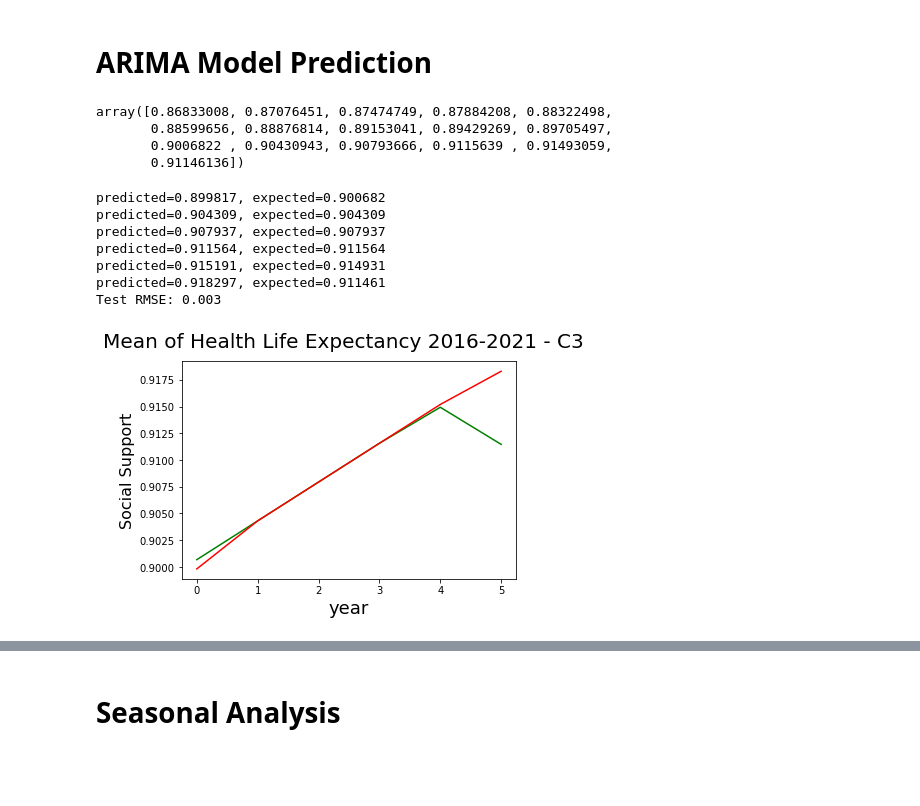
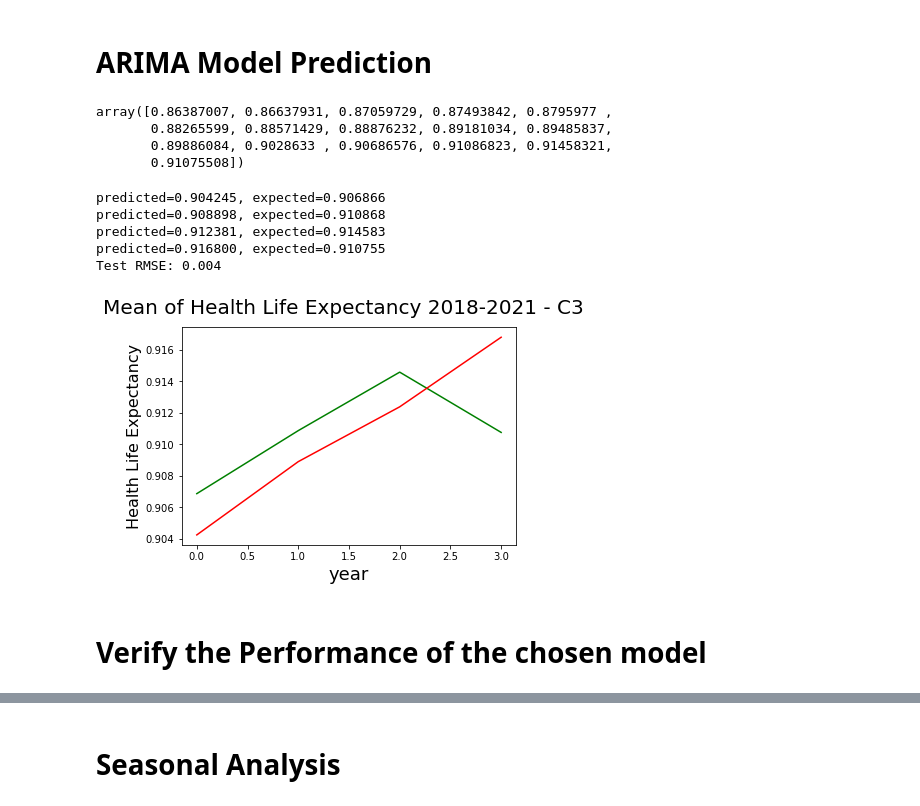
Before and after one commit to winggo12/DataAnalysis-WorldHappinessIndex, a Jupyter notebook: TimeSeriesAnalysis/ARIMA-HealthLifeExpectancy.ipynb, the cells around one changed output, grey strips where cells are left out. Saved outputs shown, nothing was run; the diff lists cells and outputs as text; code cells hidden in the pictures; blank space fills up the shorter version.

```diff
--- a/TimeSeriesAnalysis/ARIMA-HealthLifeExpectancy.ipynb
+++ b/TimeSeriesAnalysis/ARIMA-HealthLifeExpectancy.ipynb
@@ -19,7 +19,7 @@ from matplotlib.font_manager import FontProperties
 # %% [markdown]
 # 1. Analyze the Overall Condition of Health Life Expectancy
 # %%
-df_h_health = pd.read_csv('../dataset/correlation_clustered_data/H Vs GDP.csv')
+df_h_health = pd.read_csv('../dataset/correlation_clustered_data/HLE_clustered_cleaned_data_WA.csv')
 df_h_health = df_h_health.iloc[2:]
 df_h_health
 # %% [output]
@@ -45,3 +43,17 @@ c1_list = c1_health_countries.values.tolist()
 print(c3_list)
 # %% [output]
 ['Australia', 'Austria', 'Belgium', 'Canada', 'Cyprus', 'Denmark', 'Finland', 'France', 'Germany', 'Greece', 'Hong Kong S.A.R. of China', 'Iceland', 'Ireland', 'Israel', 'Italy', 'Japan', 'Luxembourg' ...
+# %%
+invalid = ['Somalia', 'Maldives', 'Central African Republic', 'Gambia',
+                     'Lesotho', 'North Cyprus', 'Syria', 'Comoros', 'Belize'
+                     , 'Cuba', 'Oman', 'Suriname', 'Djibouti',
+                     'Somaliland region', 'Kosovo', 'Palestinian Territories',
+                     'Burundi', 'Qatar', 'South Sudan', 'Swaziland', 'Bhutan',
+                     'Taiwan Province of China', 'Hong Kong S.A.R. of China',
+                     'Angola', 'Namibia', 'Libya', 'Trinidad and Tobago',
+                     'Sudan', 'Jamaica', 'Guyana']
+
+for country in c3_list:
+    if country in invalid:
+        c3_list.remove(country)
+        print("Removed ", country)
@@ -137,45 +161,45 @@ plt.show()
 X = np.asarray(c3_avg)
 X
 # %% [output]
-array([0.86833008, 0.87076451, 0.87474749, 0.87884208, 0.88322498,
-       0.88599656, 0.88876814, 0.89153041, 0.89429269, 0.89705497,
-       0.9006822 , 0.90430943, 0.90793666, 0.9115639 , 0.91493059,
-       0.91146136])
+array([0.86387007, 0.86637931, 0.87059729, 0.87493842, 0.8795977 ,
+       0.88265599, 0.88571429, 0.88876232, 0.89181034, 0.89485837,
+       0.89886084, 0.9028633 , 0.90686576, 0.91086823, 0.91458321,
+       0.91075508])
 # %%
 from sklearn.metrics import mean_squared_error
 from math import sqrt
 # split into train and test sets
-size = int(len(X) * 0.66)
+size = int(len(X) * 0.75)
 train, test = X[0:size], X[size:len(X)]
 history = [x for x in train]
 predictions = list()
 # walk-forward validation
 for t in range(len(test)):
-	model = ARIMA(history, order=(1,2,1))
+	model = ARIMA(history, order=(0,1,1))
 	model_fit = model.fit()
 	output = model_fit.forecast()
 	yhat = output[0]
 	predictions.append(yhat)
 	obs = test[t]
 	history.append(obs)
 	print('predicted=%f, expected=%f' % (yhat, obs))
 # evaluate forecasts
 rmse = sqrt(mean_squared_error(test, predictions))
 print('Test RMSE: %.3f' % rmse)
 # plot forecasts against actual outcomes
 fig = plt.figure()
-fig.suptitle('Mean of Health Life Expectancy 2016-2021 - C3', fontsize=20)
+fig.suptitle('Mean of Health Life Expectancy 2018-2021 - C3', fontsize=20)
 plt.xlabel('year', fontsize=18)
 plt.ylabel('Health Life Expectancy', fontsize=16)
 plt.plot(test, color='green')
 plt.plot(predictions, color='red')
 plt.show()
 # %% [output]
-predicted=0.899817, expected=0.900682
-predicted=0.904309, expected=0.904309
-predicted=0.907937, expected=0.907937
-predicted=0.911564, expected=0.911564
-predicted=0.915191, expected=0.914931
-predicted=0.918297, expected=0.911461
-Test RMSE: 0.003
+predicted=0.904245, expected=0.906866
+predicted=0.908898, expected=0.910868
+predicted=0.912381, expected=0.914583
+predicted=0.916800, expected=0.910755
+Test RMSE: 0.004
-[figure, old version]
+[figure, new version]
+# %% [markdown]
+# Verify the Performance of the chosen model
```
Also changed, not shown: parts of 30 cells of this notebook, 9 other files.
